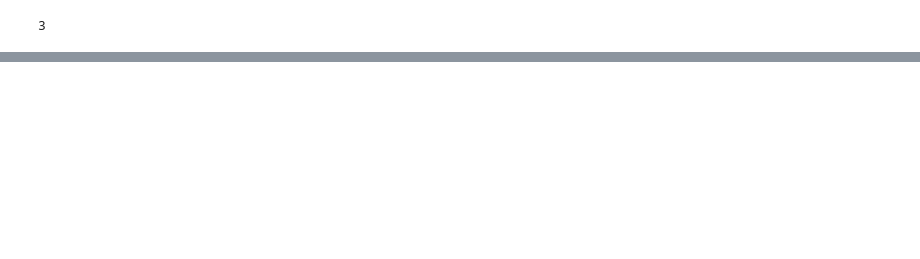
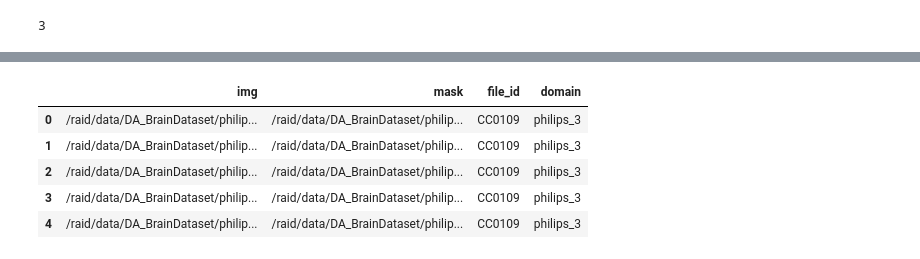
Before and after one commit to scalyvladimir/sk_thesis, a Jupyter notebook: tests.ipynb, the cells around one changed output, grey strips where cells are left out. Saved outputs shown, nothing was run; the diff lists cells and outputs as text; code cells hidden in the pictures; blank space fills up the shorter version.

```diff
--- a/tests.ipynb
+++ b/tests.ipynb
@@ -123,0 +76,10 @@ plt.imshow(TT.ToPILImage()(res.real))
+# %%
+pseudo_df = dataset_B.df
+pseudo_df.head(5)
+# %% [output]
+|  | img | mask | file_id | domain |
+| 0 | /raid/data/DA_BrainDataset/philip... | /raid/data/DA_BrainDataset/philip... | CC0109 | philips_3 |
+| 1 | /raid/data/DA_BrainDataset/philip... | /raid/data/DA_BrainDataset/philip... | CC0109 | philips_3 |
+| 2 | /raid/data/DA_BrainDataset/philip... | /raid/data/DA_BrainDataset/philip... | CC0109 | philips_3 |
+| 3 | /raid/data/DA_BrainDataset/philip... | /raid/data/DA_BrainDataset/philip... | CC0109 | philips_3 |
+| 4 | /raid/data/DA_BrainDataset/philip... | /raid/data/DA_BrainDataset/philip... | CC0109 | philips_3 |
```
Also changed, not shown: parts of 23 cells of this notebook, 4 other files.
